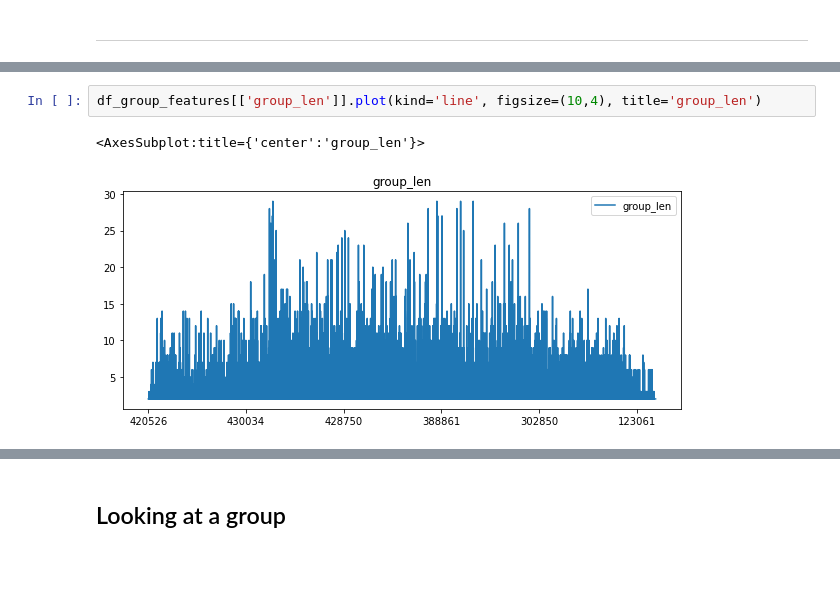
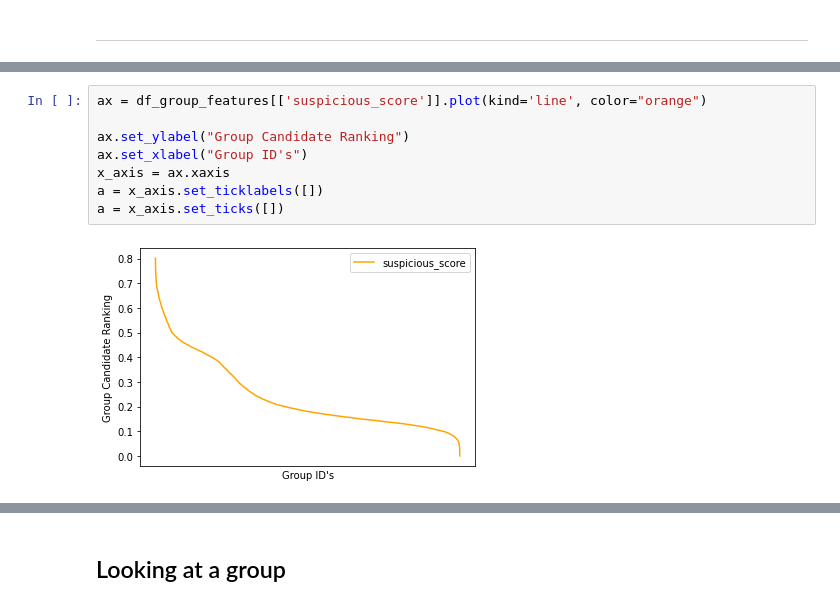
Before and after one commit to nvbogu/spam_detection, a Jupyter notebook: code/suspicious_score.ipynb, the cells around one changed output, grey strips where cells are left out. Drawn from its saved outputs; the diff is of its cells as text; blank space fills up the shorter version.

```diff
--- a/code/suspicious_score.ipynb
+++ b/code/suspicious_score.ipynb
@@ -230,5 +236,10 @@ df_group_features[['suspicious_score']].plot(kind='line', figsize=(10,4), title=
-# %%
-df_group_features[['group_len']].plot(kind='line', figsize=(10,4), title='group_len')
-# %% [output]
-<AxesSubplot:title={'center':'group_len'}>
-[figure, removed]
+# %%
+ax = df_group_features[['suspicious_score']].plot(kind='line', color="orange")
+
+ax.set_ylabel("Group Candidate Ranking")
+ax.set_xlabel("Group ID's")
+x_axis = ax.xaxis
+a = x_axis.set_ticklabels([])
+a = x_axis.set_ticks([])
+# %% [output]
+[figure, added]
```
Also changed, not shown: parts of 39 cells of this notebook, 27 other files.
